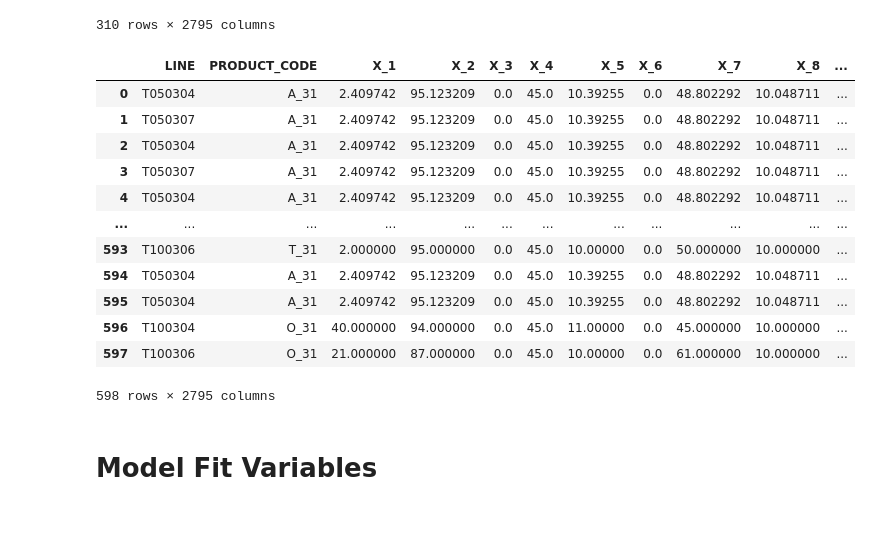
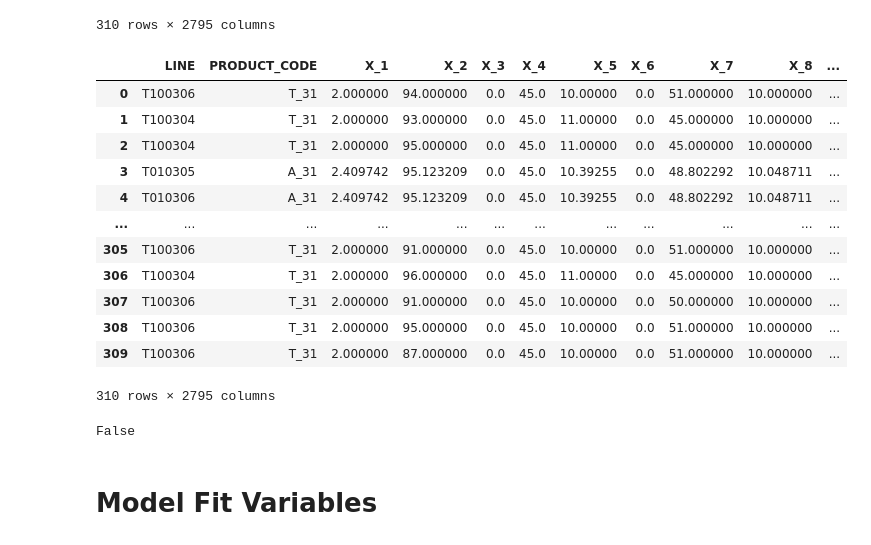
Before and after one commit to seoggu/hackerton_1, a Jupyter notebook: original copy.ipynb, the cells around one changed output. Drawn from its saved outputs; the diff is of its cells as text; code cells hidden in the pictures.

```diff
--- a/original copy.ipynb
+++ b/original copy.ipynb
@@ -60,26 +60,30 @@ test_x
 310 rows × 2795 columns
 # %%
 train_x_mean = train_x.fillna(train_x.mean())
-test_x_mean = test_x.fillna(test_x.mean())
+test_x_mean = test_x.fillna(train_x.mean())
 
 train_x_zero = train_x.fillna(0)
 test_x_zero = test_x.fillna(0)
 
-train_x_mean
+test_x_mean
 # %% [output]
 |  | LINE | PRODUCT_CODE | X_1 | X_2 | X_3 | X_4 | X_5 | X_6 | X_7 | X_8 | ... |
-| 0 | T050304 | A_31 | 2.409742 | 95.123209 | 0.0 | 45.0 | 10.39255 | 0.0 | 48.802292 | 10.048711 | ... |
-| 1 | T050307 | A_31 | 2.409742 | 95.123209 | 0.0 | 45.0 | 10.39255 | 0.0 | 48.802292 | 10.048711 | ... |
-| 2 | T050304 | A_31 | 2.409742 | 95.123209 | 0.0 | 45.0 | 10.39255 | 0.0 | 48.802292 | 10.048711 | ... |
-| 3 | T050307 | A_31 | 2.409742 | 95.123209 | 0.0 | 45.0 | 10.39255 | 0.0 | 48.802292 | 10.048711 | ... |
-| 4 | T050304 | A_31 | 2.409742 | 95.123209 | 0.0 | 45.0 | 10.39255 | 0.0 | 48.802292 | 10.048711 | ... |
+| 0 | T100306 | T_31 | 2.000000 | 94.000000 | 0.0 | 45.0 | 10.00000 | 0.0 | 51.000000 | 10.000000 | ... |
+| 1 | T100304 | T_31 | 2.000000 | 93.000000 | 0.0 | 45.0 | 11.00000 | 0.0 | 45.000000 | 10.000000 | ... |
+| 2 | T100304 | T_31 | 2.000000 | 95.000000 | 0.0 | 45.0 | 11.00000 | 0.0 | 45.000000 | 10.000000 | ... |
+| 3 | T010305 | A_31 | 2.409742 | 95.123209 | 0.0 | 45.0 | 10.39255 | 0.0 | 48.802292 | 10.048711 | ... |
+| 4 | T010306 | A_31 | 2.409742 | 95.123209 | 0.0 | 45.0 | 10.39255 | 0.0 | 48.802292 | 10.048711 | ... |
 | ... | ... | ... | ... | ... | ... | ... | ... | ... | ... | ... | ... |
-| 593 | T100306 | T_31 | 2.000000 | 95.000000 | 0.0 | 45.0 | 10.00000 | 0.0 | 50.000000 | 10.000000 | ... |
-| 594 | T050304 | A_31 | 2.409742 | 95.123209 | 0.0 | 45.0 | 10.39255 | 0.0 | 48.802292 | 10.048711 | ... |
-| 595 | T050304 | A_31 | 2.409742 | 95.123209 | 0.0 | 45.0 | 10.39255 | 0.0 | 48.802292 | 10.048711 | ... |
-| 596 | T100304 | O_31 | 40.000000 | 94.000000 | 0.0 | 45.0 | 11.00000 | 0.0 | 45.000000 | 10.000000 | ... |
-| 597 | T100306 | O_31 | 21.000000 | 87.000000 | 0.0 | 45.0 | 10.00000 | 0.0 | 61.000000 | 10.000000 | ... |
+| 305 | T100306 | T_31 | 2.000000 | 91.000000 | 0.0 | 45.0 | 10.00000 | 0.0 | 51.000000 | 10.000000 | ... |
+| 306 | T100304 | T_31 | 2.000000 | 96.000000 | 0.0 | 45.0 | 11.00000 | 0.0 | 45.000000 | 10.000000 | ... |
+| 307 | T100306 | T_31 | 2.000000 | 91.000000 | 0.0 | 45.0 | 10.00000 | 0.0 | 50.000000 | 10.000000 | ... |
+| 308 | T100306 | T_31 | 2.000000 | 95.000000 | 0.0 | 45.0 | 10.00000 | 0.0 | 51.000000 | 10.000000 | ... |
+| 309 | T100306 | T_31 | 2.000000 | 87.000000 | 0.0 | 45.0 | 10.00000 | 0.0 | 51.000000 | 10.000000 | ... |
-598 rows × 2795 columns
+310 rows × 2795 columns
+# %%
+test_x_mean.isna().values.any()
+# %% [output]
+False
 # %% [markdown]
 # Model Fit Variables
 # %%
```
Also changed, not shown: parts of 7 cells of this notebook, 12 other files.
